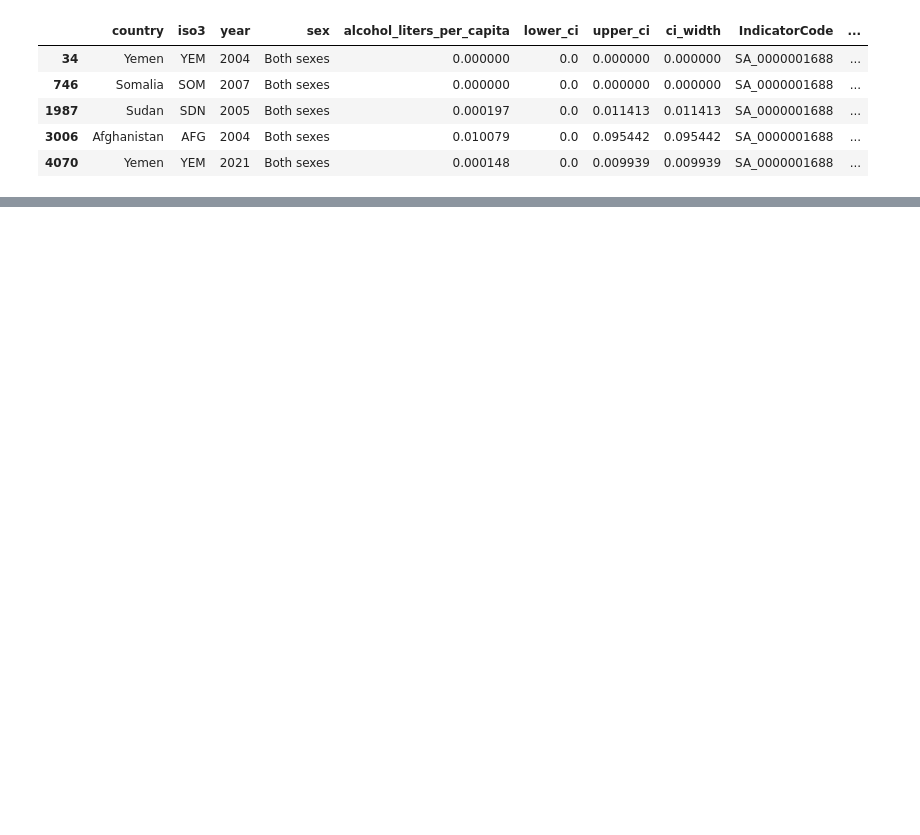
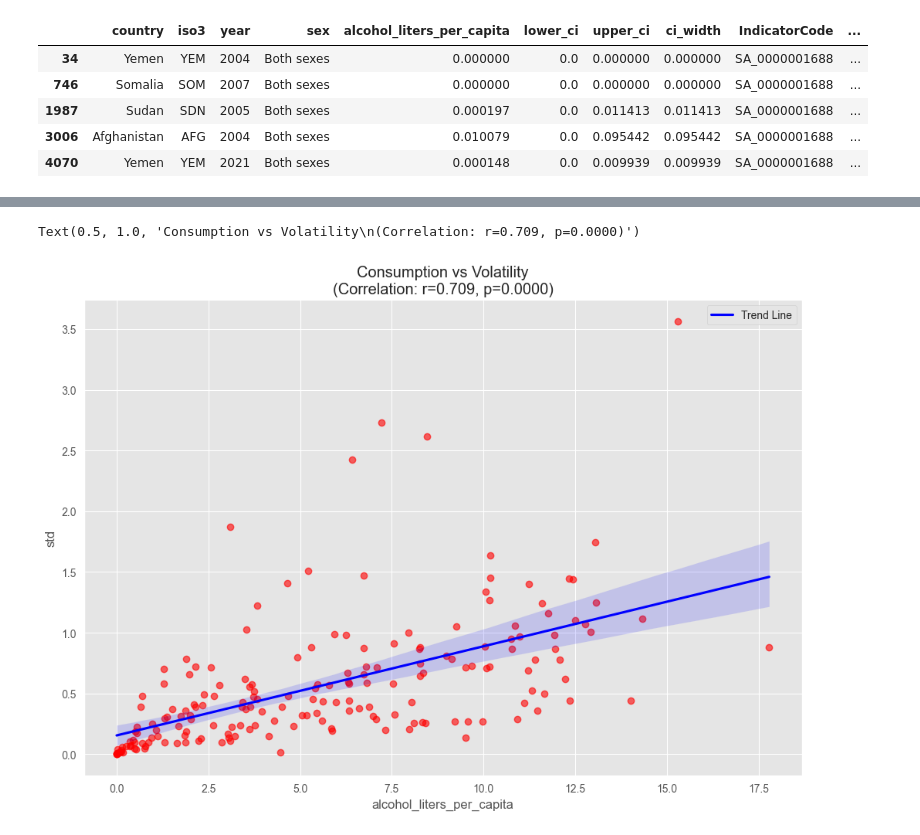
Before and after one commit to Huang-Hao-Gao/global-alcohol-consumption-analysis, a Jupyter notebook: analysis.ipynb, the cells around one changed output, grey strips where cells are left out. Saved outputs shown, nothing was run; the diff lists cells and outputs as text; code cells hidden in the pictures; blank space fills up the shorter version.

```diff
--- a/analysis.ipynb
+++ b/analysis.ipynb
@@ -500,0 +836,15 @@ df.sort_values(by="units_per_capita_week").head()
+# %%
+r, p_value = sci.spearmanr(m_vol_con[alcohol_liters_per_capita], m_vol_con["std"])
+
+sns.regplot(
+    data=m_vol_con,
+    x=alcohol_liters_per_capita,
+    y="std",
+    scatter_kws={"color":"red", "alpha":0.6},
+    line_kws={"color":"blue", "label":f"Trend Line"},
+)
+plt.legend()
+plt.title(f"Consumption vs Volatility\n(Correlation: r={r:.3f}, p={p_value:.4f})")
+# %% [output]
+Text(0.5, 1.0, 'Consumption vs Volatility\n(Correlation: r=0.709, p=0.0000)')
+[figure, added]
```
Also changed, not shown: parts of 13 cells of this notebook.
